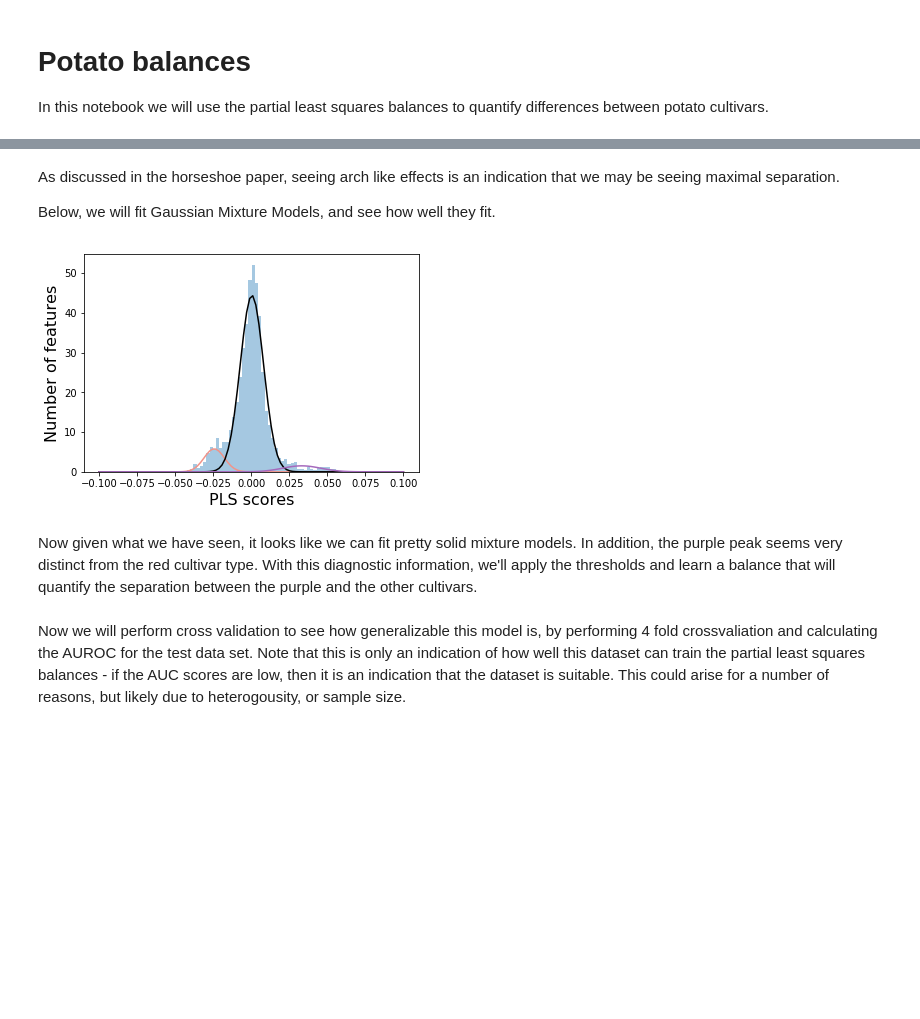
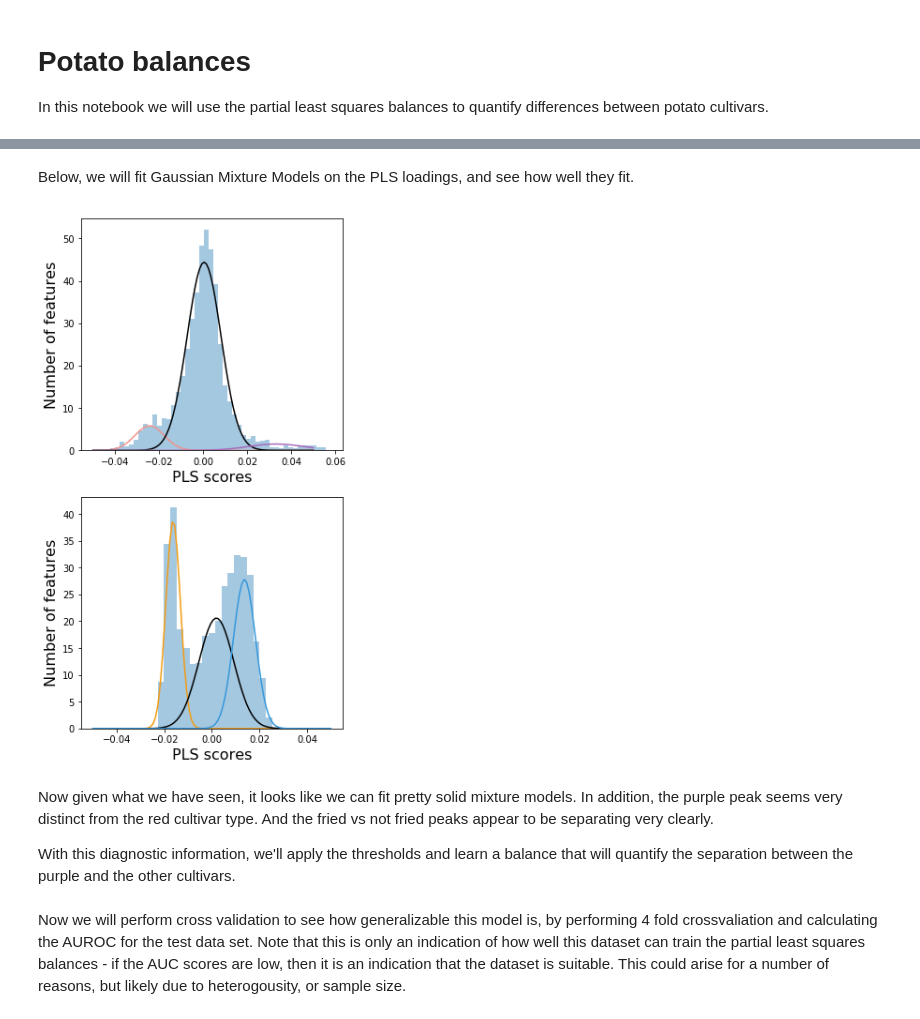
Before and after one commit to mortonjt/pls-balances, a Jupyter notebook: pls_balances/ipynb/potatos.ipynb, the cells around one changed output, grey strips where cells are left out. Saved outputs shown, nothing was run; the diff lists cells and outputs as text; code cells hidden in the pictures; blank space fills up the shorter version.

```diff
--- a/pls_balances/ipynb/potatos.ipynb
+++ b/pls_balances/ipynb/potatos.ipynb
@@ -47,4 +47,9 @@ table, metadata = match(table, metadata)
 purple_color = '#A569BD'
 white_color = '#B3B6B7'
 red_color = '#F1948A'
+
+fried_color = '#F39C12'
+not_fried_color = '#3498DB'
+metadata['Fried'] = np.logical_or(metadata['processing_type']=='Chips',
+                                  metadata['processing_type']=='FrenchFried')
 # %% [markdown]
@@ -89,35 +119,60 @@ ax.legend(loc=4)
 # %% [markdown]
-As discussed in the horseshoe paper, seeing arch like effects is an indication that we may be seeing maximal separation.
-
-Below, we will fit Gaussian Mixture Models, and see how well they fit.
+Below, we will fit Gaussian Mixture Models on the PLS loadings, and see how well they fit.
 # %%
 from sklearn.mixture import GaussianMixture
 from scipy.stats import norm
 
-fig, ax = plt.subplots(figsize=(6, 4))
-potato_pls = PLSRegression(n_components=1)
-potato_pls.fit(X=ctable.values, Y=Y)
+fig, (ax_c, ax_p) = plt.subplots(2, 1, figsize=(5, 10))
 
-potato_spectrum = pd.DataFrame(potato_pls.x_weights_, index=ctable.columns, columns=['PLS1'])
+# PLS on the colors
+color_pls = PLSRegression(n_components=1)
+color_pls.fit(X=ctable.values, Y=Y)
+color_spectrum = pd.DataFrame(color_pls.x_weights_, index=ctable.columns, columns=['PLS1'])
 
-potato_mixture = GaussianMixture(n_components=3,
+color_mixture = GaussianMixture(n_components=3,
                                  means_init=np.array([[-0.05], [0], [0.05]]),
                                  random_state=0)
-potato_mixture.fit(X=potato_spectrum.values)
+color_mixture.fit(X=color_spectrum.values)
 
-potato_m = np.ravel(potato_mixture.means_)
-potato_s = np.ravel(np.sqrt(potato_mixture.covariances_))
-potato_w = np.ravel(potato_mixture.weights_)
+color_m = np.ravel(color_mixture.means_)
+color_s = np.ravel(np.sqrt(color_mixture.covariances_))
+color_w = np.ravel(color_mixture.weights_)
 
-x = np.linspace(-0.1, 0.1, 100)
-sns.distplot(potato_spectrum, norm_hist=True, kde=False, ax=ax)
-ax.plot(x, potato_w[0]*norm.pdf(x, potato_m[0], potato_s[0]), red_color)
-ax.plot(x, potato_w[1]*norm.pdf(x, potato_m[1], potato_s[1]), '-k')
-ax.plot(x, potato_w[2]*norm.pdf(x, potato_m[2], potato_s[2]), purple_color)
-ax.set_xlabel('PLS scores', fontsize=16)
-ax.set_ylabel('Number of features', fontsize=16)
+x = np.linspace(-0.05, 0.05, 100)
+sns.distplot(color_spectrum, norm_hist=True, kde=False, ax=ax_c)
+ax_c.plot(x, color_w[0]*norm.pdf(x, color_m[0], color_s[0]), red_color)
+ax_c.plot(x, color_w[1]*norm.pdf(x, color_m[1], color_s[1]), '-k')
+ax_c.plot(x, color_w[2]*norm.pdf(x, color_m[2], color_s[2]), purple_color)
+ax_c.set_xlabel('PLS scores', fontsize=16)
+ax_c.set_ylabel('Number of features', fontsize=16)
+
+# PLS on the processing type
+fried_pls = PLSRegression(n_components=1)
+fried_pls.fit(X=ctable.values, Y=Yf)
+fried_spectrum = pd.DataFrame(fried_pls.x_weights_, index=ctable.columns, columns=['PLS1'])
+
+fried_mixture = GaussianMixture(n_components=3,
+                                 means_init=np.array([[-0.02], [0], [0.02]]),
+                                 random_state=0)
+fried_mixture.fit(X=fried_spectrum.values)
+
+fried_m = np.ravel(fried_mixture.means_)
+fried_s = np.ravel(np.sqrt(fried_mixture.covariances_))
+fried_w = np.ravel(fried_mixture.weights_)
+
+x = np.linspace(-0.05, 0.05, 100)
+sns.distplot(fried_spectrum, norm_hist=True, kde=False, ax=ax_p)
+ax_p.plot(x, fried_w[0]*norm.pdf(x, fried_m[0], fried_s[0]), fried_color)
+ax_p.plot(x, fried_w[1]*norm.pdf(x, fried_m[1], fried_s[1]), '-k')
+ax_p.plot(x, fried_w[2]*norm.pdf(x, fried_m[2], fried_s[2]), not_fried_color)e
+ax_p.set_xlabel('PLS scores', fontsize=16)
+ax_p.set_ylabel('Number of features', fontsize=16)
+
+
 plt.savefig('../results/figures/figure3_potato_feature_histogram.pdf')
 # %% [output]
-[figure, old version]
+[figure, new version]
 # %% [markdown]
-Now given what we have seen, it looks like we can fit pretty solid mixture models.  In addition, the purple peak seems very distinct from the red cultivar type.  With this diagnostic information, we'll apply the thresholds and learn a balance that will quantify the separation between the purple and the other cultivars.
+Now given what we have seen, it looks like we can fit pretty solid mixture models.  In addition, the purple peak seems very distinct from the red cultivar type.  And the fried vs not fried peaks appear to be separating very clearly.
+
+With this diagnostic information, we'll apply the thresholds and learn a balance that will quantify the separation between the purple and the other cultivars.
```
Also changed, not shown: parts of 20 cells of this notebook, 3 other files.
